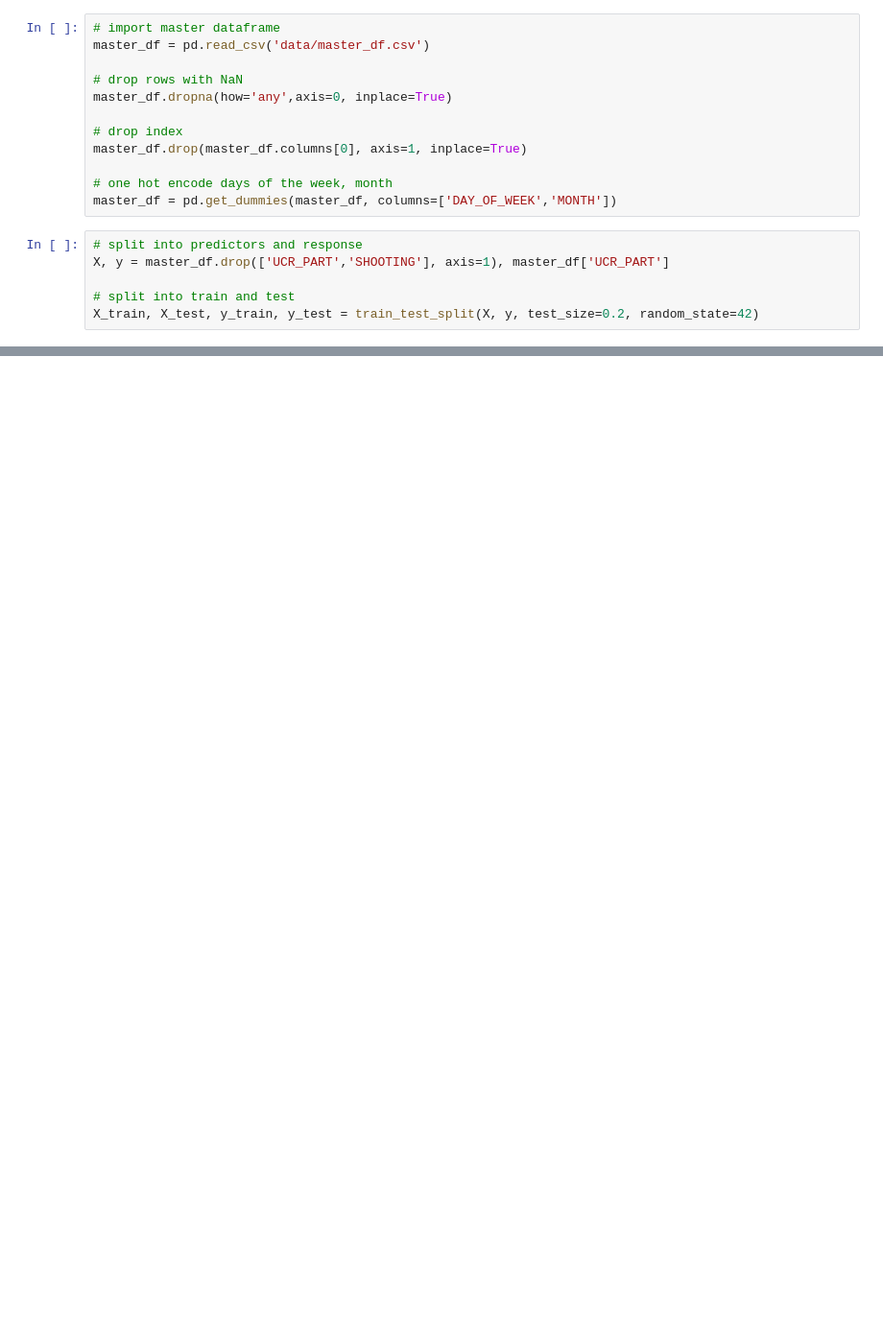
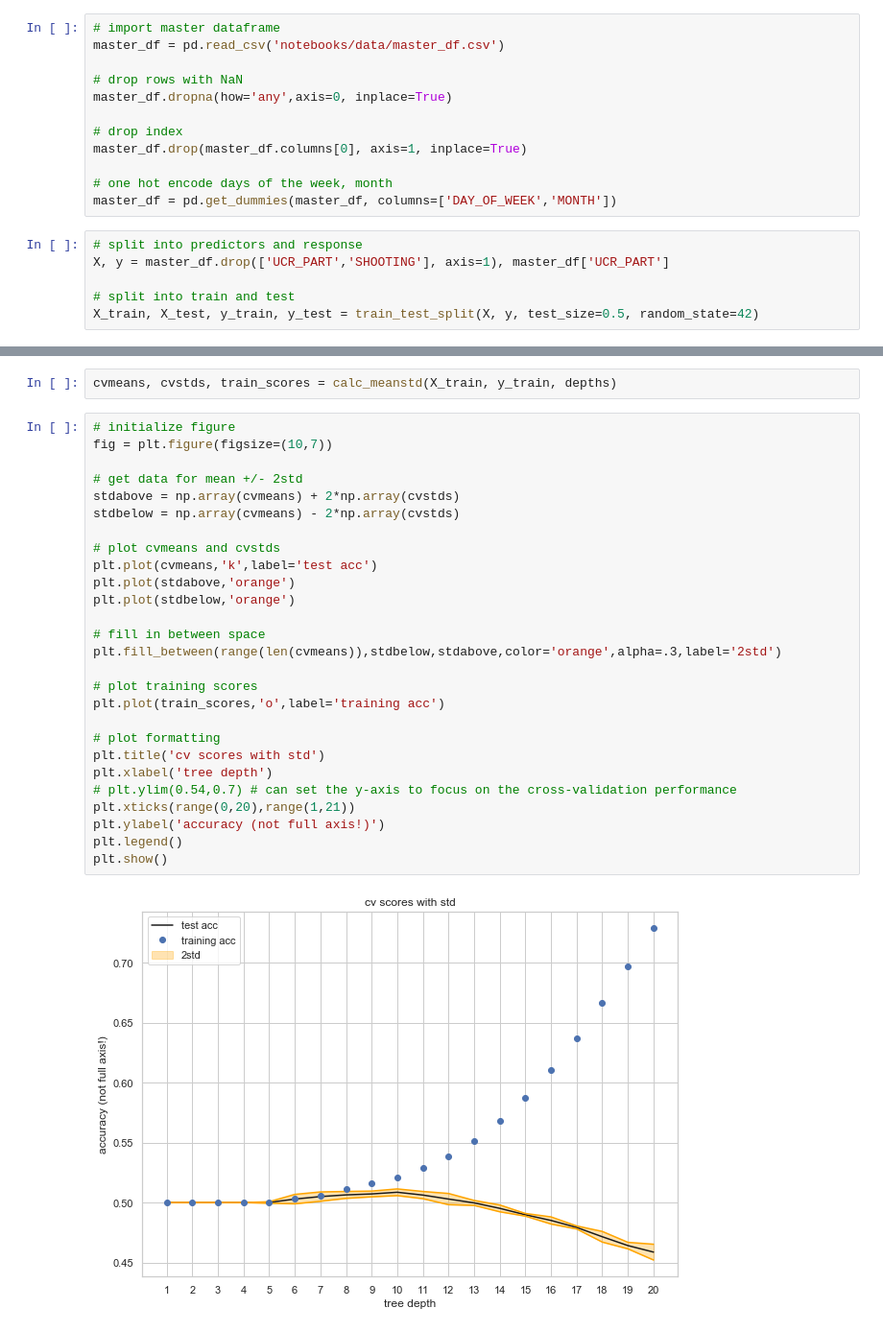
Before and after one commit to cs109a-crime/cs109a-crime.github.io, a Jupyter notebook: notebooks/daphne_tinker_part2.ipynb, the cells around one changed output, grey strips where cells are left out. Shown at 96% size. Drawn from its saved outputs; the diff is of its cells as text; blank space fills up the shorter version.

```diff
--- a/notebooks/daphne_tinker_part2.ipynb
+++ b/notebooks/daphne_tinker_part2.ipynb
@@ -9,6 +23,6 @@ warnings.filterwarnings('ignore')
 # %%
 # import master dataframe
-master_df = pd.read_csv('data/master_df.csv')
+master_df = pd.read_csv('notebooks/data/master_df.csv')
 
 # drop rows with NaN
 master_df.dropna(how='any',axis=0, inplace=True)
@@ -23,7 +37,7 @@ master_df = pd.get_dummies(master_df, columns=['DAY_OF_WEEK','MONTH'])
 X, y = master_df.drop(['UCR_PART','SHOOTING'], axis=1), master_df['UCR_PART']
 
 # split into train and test
-X_train, X_test, y_train, y_test = train_test_split(X, y, test_size=0.2, random_state=42)
+X_train, X_test, y_train, y_test = train_test_split(X, y, test_size=0.5, random_state=42)
 # %%
 # fit logistic regression
 logreg = LogisticRegression(C=100000, fit_intercept=True, solver='lbfgs')
@@ -35,0 +94,31 @@ LogisticRegression(C=100000, class_weight=None, dual=False,
+# %%
+cvmeans, cvstds, train_scores = calc_meanstd(X_train, y_train, depths)
+# %%
+# initialize figure
+fig = plt.figure(figsize=(10,7))
+
+# get data for mean +/- 2std
+stdabove = np.array(cvmeans) + 2*np.array(cvstds)
+stdbelow = np.array(cvmeans) - 2*np.array(cvstds)
+
+# plot cvmeans and cvstds
+plt.plot(cvmeans,'k',label='test acc')
+plt.plot(stdabove,'orange')
+plt.plot(stdbelow,'orange')
+
+# fill in between space
+plt.fill_between(range(len(cvmeans)),stdbelow,stdabove,color='orange',alpha=.3,label='2std')
+
+# plot training scores
+plt.plot(train_scores,'o',label='training acc')
+
+# plot formatting
+plt.title('cv scores with std')
+plt.xlabel('tree depth')
+# plt.ylim(0.54,0.7) # can set the y-axis to focus on the cross-validation performance
+plt.xticks(range(0,20),range(1,21))
+plt.ylabel('accuracy (not full axis!)')
+plt.legend()
+plt.show()
+# %% [output]
+[figure, added]
```
Also changed, not shown: parts of 9 cells of this notebook.
